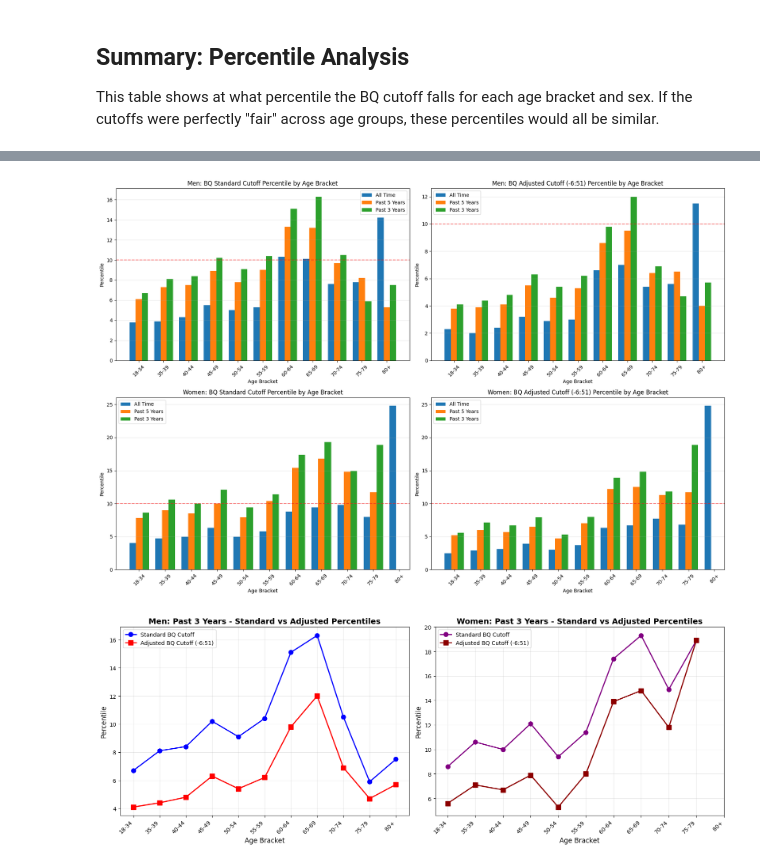
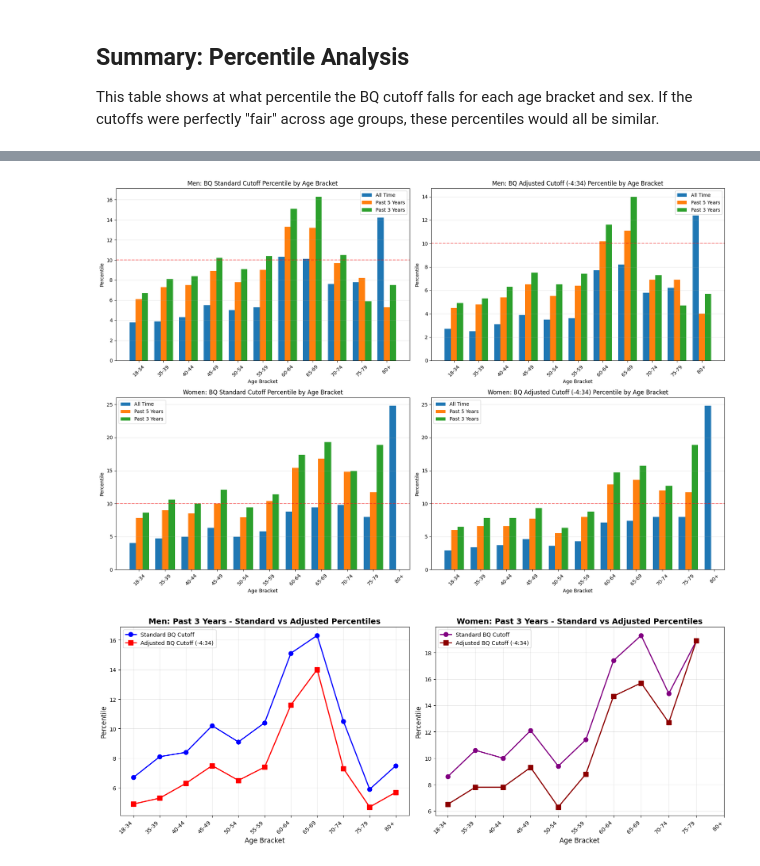
Before and after one commit to sirpthatch/analysis, a Jupyter notebook: projects/marathon_results/notebooks/research_bq_cutoffs.ipynb, the cells around one changed output, grey strips where cells are left out. Drawn from its saved outputs; the diff is of its cells as text; code cells hidden in the pictures.

```diff
--- a/projects/marathon_results/notebooks/research_bq_cutoffs.ipynb
+++ b/projects/marathon_results/notebooks/research_bq_cutoffs.ipynb
@@ -236,9 +236,9 @@ plt.show()
 This table shows at what percentile the BQ cutoff falls for each age bracket and sex. If the cutoffs were perfectly "fair" across age groups, these percentiles would all be similar.
 # %%
 # Calculate percentiles for all brackets, sexes, and time periods
-# Including adjusted cutoff with 6:51 reduction
+# Including adjusted cutoff with 4:34 reduction
 summary_data = []
-CUTOFF_REDUCTION = 6 + 51/60  # 6 minutes 51 seconds = 6.85 minutes
+CUTOFF_REDUCTION = 4 + 34/60  # 4 minutes 34 seconds = 4.567 minutes
 
 for bracket in age_brackets:
     for sex, sex_label in [('M', 'Men'), ('F', 'Women')]:
@@ -260,7 +260,7 @@ for bracket in age_brackets:
                 percentile = (bracket_data <= bq_cutoff).sum() / len(bracket_data) * 100
                 row[f'{period_name}_percentile'] = round(percentile, 1)
 
-                # Adjusted BQ cutoff percentile (with 6:51 reduction)
+                # Adjusted BQ cutoff percentile (with 4:34 reduction)
                 percentile_adjusted = (bracket_data <= bq_cutoff_adjusted).sum() / len(bracket_data) * 100
                 row[f'{period_name}_adjusted_pct'] = round(percentile_adjusted, 1)
 
@@ -283,18 +283,18 @@ men_df = summary_df[summary_df['sex'] == 'Men'].drop(columns=['sex']).reset_inde
 women_df = summary_df[summary_df['sex'] == 'Women'].drop(columns=['sex']).reset_index(drop=True)
 
 print("BQ Cutoff Percentile Analysis - MEN")
-print("Standard cutoff vs. 6:51 faster required cutoff")
+print("Standard cutoff vs. 4:34 faster required cutoff (2026 actual cutoff)")
 print("="*120)
-print(f"\nNote: 'adjusted_pct' columns show percentiles with {CUTOFF_REDUCTION:.2f} minute reduction (6:51)")
-print("      'pct_diff' columns show the percentile point difference (impact of the 6:51 buffer)")
+print(f"\nNote: 'adjusted_pct' columns show percentiles with {CUTOFF_REDUCTION:.2f} minute reduction (4:34)")
+print("      'pct_diff' columns show the percentile point difference (impact of the 4:34 buffer)")
 display(men_df)
 
 print("\n\n")
 print("BQ Cutoff Percentile Analysis - WOMEN")
-print("Standard cutoff vs. 6:51 faster required cutoff")
+print("Standard cutoff vs. 4:34 faster required cutoff (2026 actual cutoff)")
 print("="*120)
-print(f"\nNote: 'adjusted_pct' columns show percentiles with {CUTOFF_REDUCTION:.2f} minute reduction (6:51)")
-print("      'pct_diff' columns show the percentile point difference (impact of the 6:51 buffer)")
+print(f"\nNote: 'adjusted_pct' columns show percentiles with {CUTOFF_REDUCTION:.2f} minute reduction (4:34)")
+print("      'pct_diff' columns show the percentile point difference (impact of the 4:34 buffer)")
 display(women_df)
 # %% [output]
 BQ Cutoff Percentile Analysis - MEN
@@ -357,7 +391,7 @@ ax.legend()
 ax.grid(True, alpha=0.3, axis='y')
 ax.axhline(y=10, color='red', linestyle='--', alpha=0.5)
 
-# Men - Adjusted Cutoff (6:51 faster)
+# Men - Adjusted Cutoff (4:34 faster)
 ax = axes[0, 1]
 for i, period in enumerate(['All Time', 'Past 5 Years', 'Past 3 Years']):
     col = f'{period}_adjusted_pct'
@@ -366,7 +400,7 @@ for i, period in enumerate(['All Time', 'Past 5 Years', 'Past 3 Years']):
 
 ax.set_xlabel('Age Bracket')
 ax.set_ylabel('Percentile')
-ax.set_title('Men: BQ Adjusted Cutoff (-6:51) Percentile by Age Bracket')
+ax.set_title('Men: BQ Adjusted Cutoff (-4:34) Percentile by Age Bracket')
 ax.set_xticks(x + width)
 ax.set_xticklabels(men_data['age_bracket'], rotation=45)
 ax.legend()
@@ -391,7 +425,7 @@ ax.legend()
 ax.grid(True, alpha=0.3, axis='y')
 ax.axhline(y=10, color='red', linestyle='--', alpha=0.5)
 
-# Women - Adjusted Cutoff (6:51 faster)
+# Women - Adjusted Cutoff (4:34 faster)
 ax = axes[1, 1]
 for i, period in enumerate(['All Time', 'Past 5 Years', 'Past 3 Years']):
     col = f'{period}_adjusted_pct'
@@ -400,7 +434,7 @@ for i, period in enumerate(['All Time', 'Past 5 Years', 'Past 3 Years']):
 
 ax.set_xlabel('Age Bracket')
 ax.set_ylabel('Percentile')
-ax.set_title('Women: BQ Adjusted Cutoff (-6:51) Percentile by Age Bracket')
+ax.set_title('Women: BQ Adjusted Cutoff (-4:34) Percentile by Age Bracket')
 ax.set_xticks(x + width)
 ax.set_xticklabels(women_data['age_bracket'], rotation=45)
 ax.legend()
@@ -410,7 +444,7 @@ ax.axhline(y=10, color='red', linestyle='--', alpha=0.5)
 plt.tight_layout()
 plt.show()
 # %% [output]
-[figure, old version]
+[figure, new version]
 # %%
 # Plot Past 3 Years: Standard vs Adjusted Percentiles
 fig, (ax1, ax2) = plt.subplots(1, 2, figsize=(16, 6))
@@ -422,36 +456,36 @@ x = np.arange(len(men_data))
 ax1.plot(x, men_data['Past 3 Years_percentile'], marker='o', linewidth=2, markersize=8,
          label='Standard BQ Cutoff', color='blue')
 ax1.plot(x, men_data['Past 3 Years_adjusted_pct'], marker='s', linewidth=2, markersize=8,
-         label='Adjusted BQ Cutoff (-6:51)', color='red')
+         label='Adjusted BQ Cutoff (-4:34)', color='red')
 
 ax1.set_xlabel('Age Bracket', fontsize=12)
 ax1.set_ylabel('Percentile', fontsize=12)
 ax1.set_title('Men: Past 3 Years - Standard vs Adjusted Percentiles', fontsize=14, fontweight='bold')
 ax1.set_xticks(x)
 ax1.set_xticklabels(men_data['age_bracket'], rotation=45, ha='right')
 ax1.legend(fontsize=10)
 ax1.grid(True, alpha=0.3)
 
 # Women
 women_data = summary_df[summary_df['sex'] == 'Women'].copy()
 
 ax2.plot(x, women_data['Past 3 Years_percentile'], marker='o', linewidth=2, markersize=8,
          label='Standard BQ Cutoff', color='purple')
 ax2.plot(x, women_data['Past 3 Years_adjusted_pct'], marker='s', linewidth=2, markersize=8,
-         label='Adjusted BQ Cutoff (-6:51)', color='darkred')
+         label='Adjusted BQ Cutoff (-4:34)', color='darkred')
 
 ax2.set_xlabel('Age Bracket', fontsize=12)
 ax2.set_ylabel('Percentile', fontsize=12)
 ax2.set_title('Women: Past 3 Years - Standard vs Adjusted Percentiles', fontsize=14, fontweight='bold')
 ax2.set_xticks(x)
 ax2.set_xticklabels(women_data['age_bracket'], rotation=45, ha='right')
 ax2.legend(fontsize=10)
 ax2.grid(True, alpha=0.3)
 
 plt.tight_layout()
 plt.show()
 # %% [output]
-[figure, old version]
+[figure, new version]
 # %% [markdown]
 ## Key Findings
 
```
Also changed, not shown: parts of 3 cells of this notebook, 38 other files.
